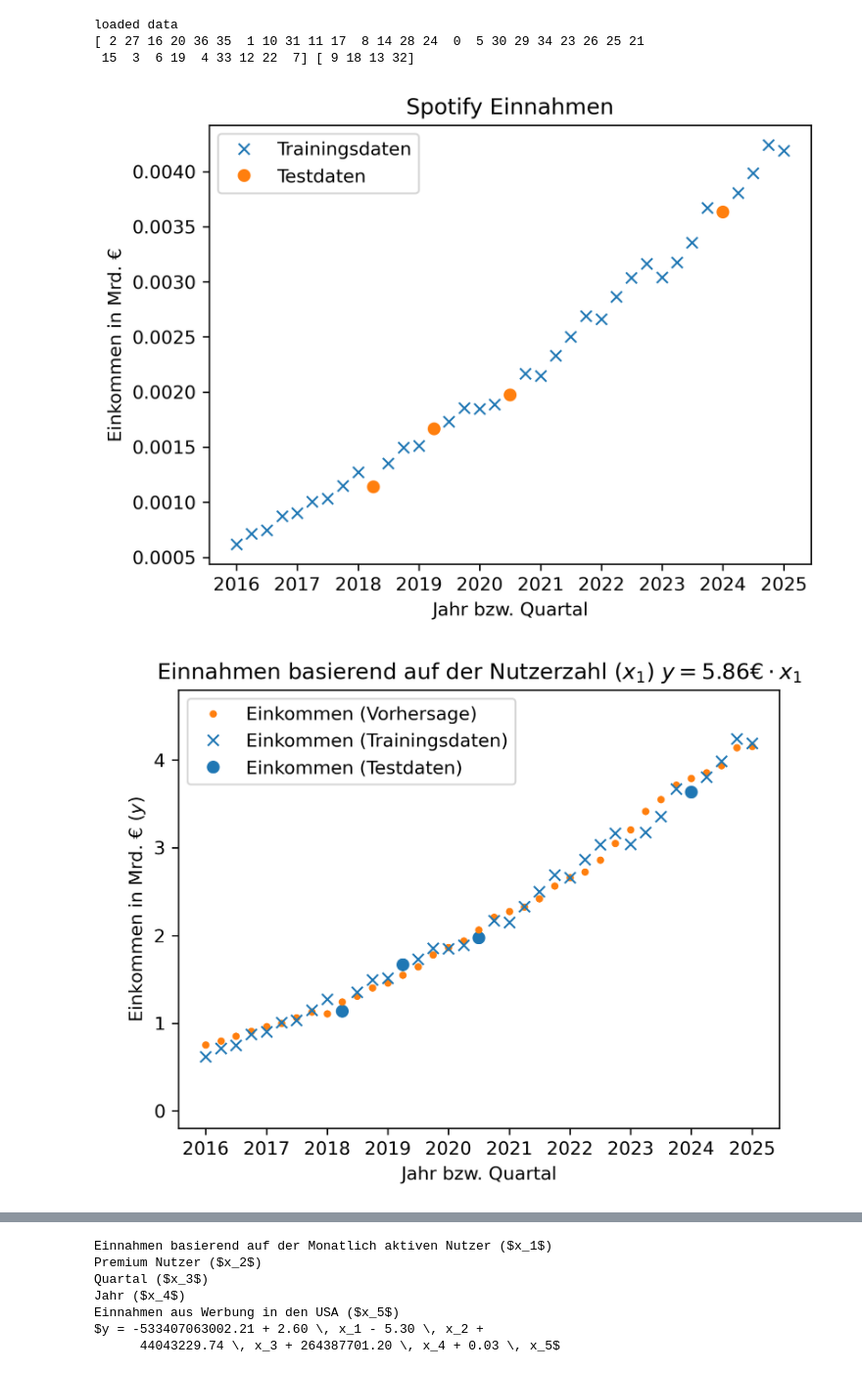
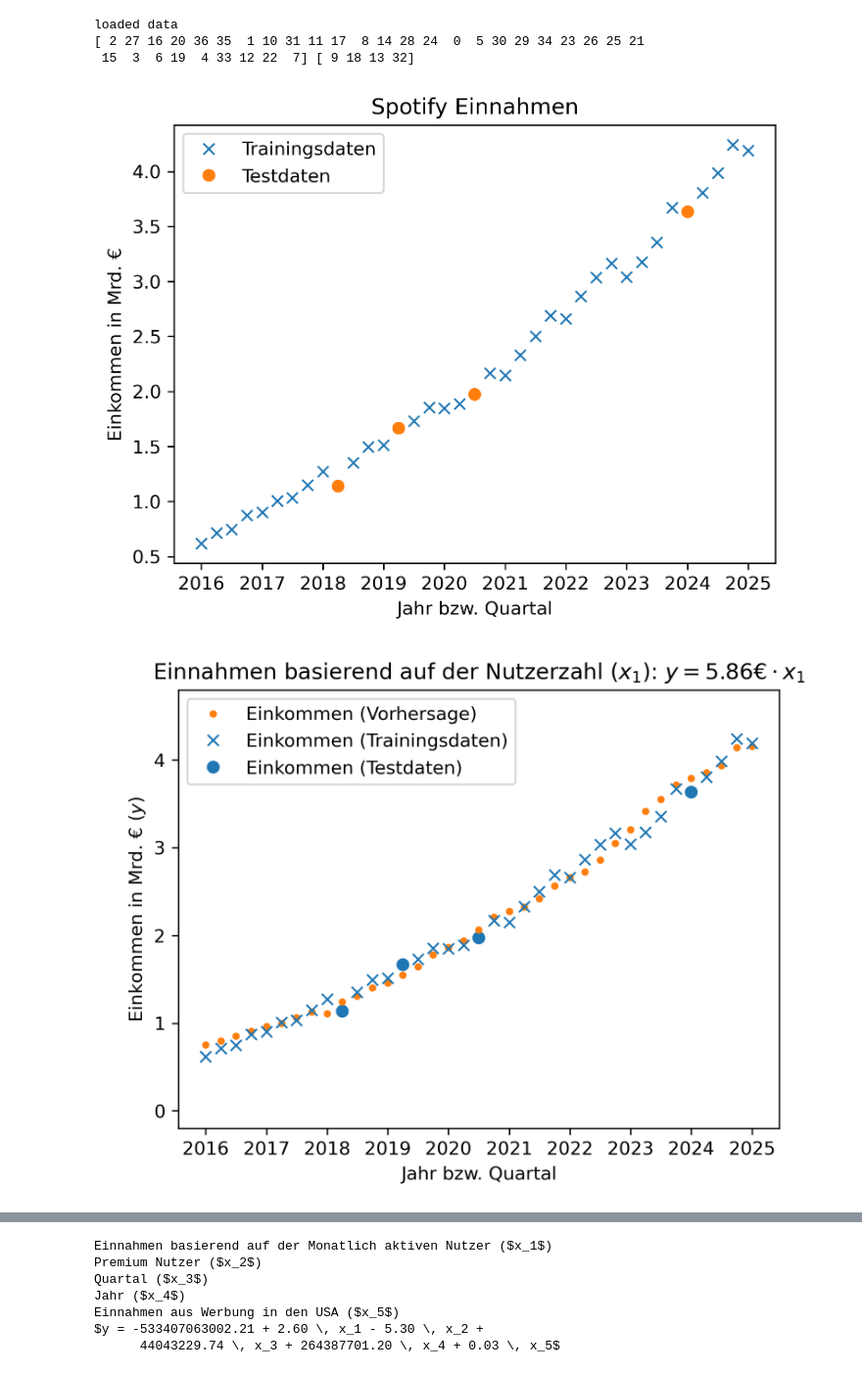
Before and after one commit to AndreasGocht/Lineare-Regression, a Jupyter notebook: Spotify.ipynb, the cells around one changed output, grey strips where cells are left out. Shown at 98% size. Drawn from its saved outputs; the diff is of its cells as text; code cells hidden in the pictures.

Commit message:
minor fixes in labels

```diff
--- a/Spotify.ipynb
+++ b/Spotify.ipynb
@@ -357,15 +357,15 @@ color_train_data = "tab:blue"
 color_test_data = "tab:blue"
 color_pred_data = "tab:orange"
 # %%
-pp.plot(spotify["date"][ind_train], spotify["rev"][ind_train]/1e12, "x", color=color_train_data, label="Trainingsdaten")
-pp.plot(spotify["date"][ind_test], spotify["rev"][ind_test]/1e12, "o", color="tab:orange", label="Testdaten")
+pp.plot(spotify["date"][ind_train], spotify["rev"][ind_train]/1e9, "x", color=color_train_data, label="Trainingsdaten")
+pp.plot(spotify["date"][ind_test], spotify["rev"][ind_test]/1e9, "o", color="tab:orange", label="Testdaten")
 pp.ylabel("Einkommen in Mrd. €")
 pp.xlabel("Jahr bzw. Quartal")
 pp.legend()
 pp.title("Spotify Einnahmen")
 pp.savefig("spotify_rev")
 # %% [output]
-[figure, old version]
+[figure, new version]
 # %%
 X_train = np.asarray([spotify["mau_users"][ind_train]]).transpose()
 Y_train = np.asarray([spotify["rev"][ind_train]]).transpose()
@@ -389,12 +389,12 @@ pp.plot(spotify["date"][ind_test], Y_/1e9, ".", color=color_pred_data)
 
 pp.ylabel("\nEinkommen in Mrd. € ($y$)")
 pp.xlabel("Jahr bzw. Quartal")
-pp.title(f"Einnahmen basierend auf der Nutzerzahl ($x_1$) $y = {reg.coef_[0][0]:.2f} € \\cdot x_1$")
+pp.title(f"Einnahmen basierend auf der Nutzerzahl ($x_1$): $y = {reg.coef_[0][0]:.2f} € \\cdot x_1$")
 pp.legend()
 pp.ylim([-0.2,4.8])
 pp.savefig("spotify_rev_reg")
 # %% [output]
-[figure, old version]
+[figure, new version]
 # %%
 X_train = np.asarray([spotify["mau_users"][ind_train]]).transpose()
 Y_train = np.asarray([spotify["rev"][ind_train]]).transpose()
```
Also changed, not shown: parts of 1 cell of this notebook, 1 other file.
